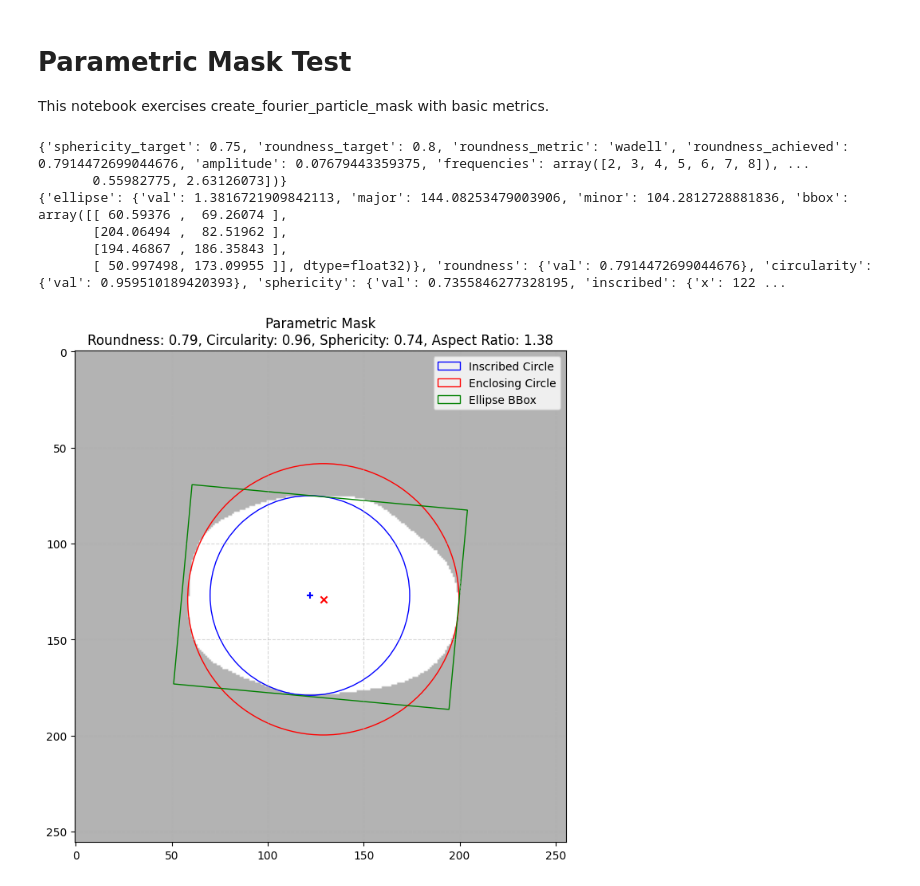
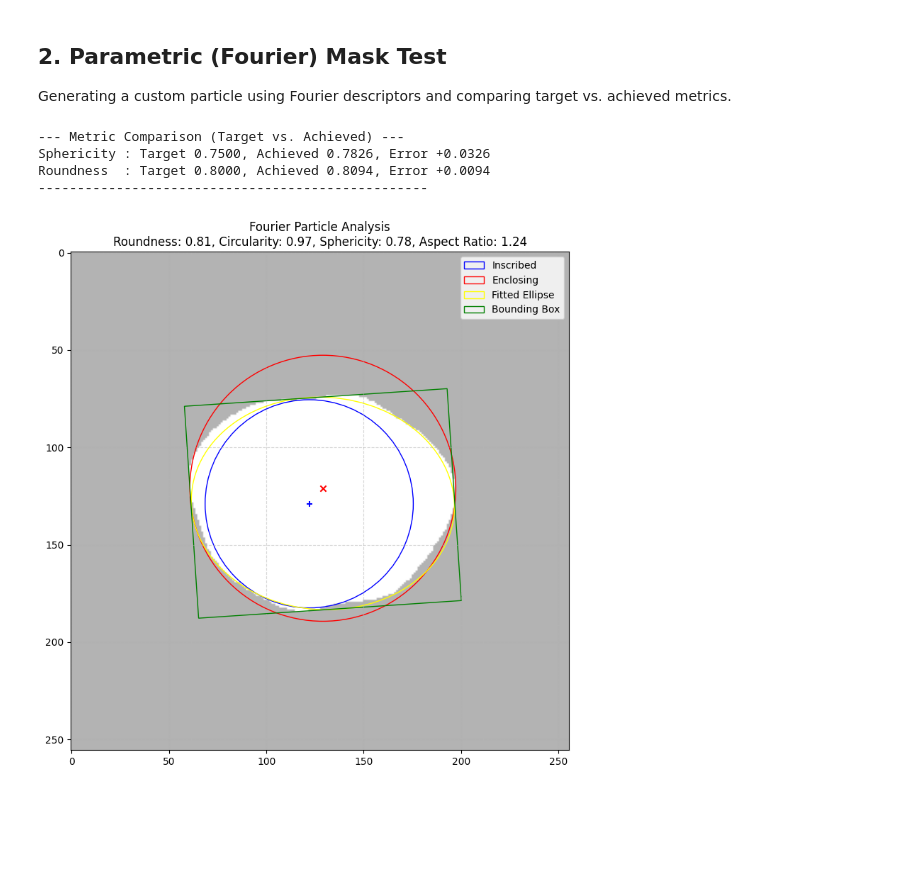
Before and after one commit to phykn/partimorph, a Jupyter notebook: test.ipynb, the cells around one changed output. Drawn from its saved outputs; the diff is of its cells as text; code cells hidden in the pictures; blank space fills up the shorter version.

```diff
--- a/test.ipynb
+++ b/test.ipynb
@@ -49,4 +122,0 @@ for item in sorted_results:
-# %% [markdown]
-# Parametric Mask Test
-
-This notebook exercises create_fourier_particle_mask with basic metrics.
@@ -58,25 +123,39 @@ from partimorph.utils import create_fourier_particle_mask, plot_analysis_results
-# %%
-mask, info = create_fourier_particle_mask(
-    shape=(256, 256),
-    center=(128, 128),
-    sphericity=0.75,
-    roundness=0.8,
-    base_radius=70,
-    metric="wadell",
-    seed=None,
-    return_info=True,
-)
-
-results = analyze_mask(mask)
-print(info)
-print(results)
-
-plot_analysis_results(mask, results, title_prefix="Parametric Mask")
-# %% [output]
-{'sphericity_target': 0.75, 'roundness_target': 0.8, 'roundness_metric': 'wadell', 'roundness_achieved': 0.7914472699044676, 'amplitude': 0.07679443359375, 'frequencies': array([2, 3, 4, 5, 6, 7, 8]), ...
-       0.55982775, 2.63126073])}
-{'ellipse': {'val': 1.3816721909842113, 'major': 144.08253479003906, 'minor': 104.2812728881836, 'bbox': array([[ 60.59376 ,  69.26074 ],
-       [204.06494 ,  82.51962 ],
-       [194.46867 , 186.35843 ],
-       [ 50.997498, 173.09955 ]], dtype=float32)}, 'roundness': {'val': 0.7914472699044676}, 'circularity': {'val': 0.959510189420393}, 'sphericity': {'val': 0.7355846277328195, 'inscribed': {'x': 122 ...
-[figure, removed]
+# %% [markdown]
+## 2. Parametric (Fourier) Mask Test
+Generating a custom particle using Fourier descriptors and comparing target vs. achieved metrics.
+# %%
+target_s = 0.75
+target_r = 0.8
+
+mask, info = create_fourier_particle_mask(
+    shape=(256, 256),
+    center=(128, 128),
+    sphericity=target_s,
+    roundness=target_r,
+    base_radius=70,
+    metric="wadell",
+    return_info=True
+)
+
+results = analyze_mask(mask)
+
+# Extract achieved values
+achieved_s = results.get('sphericity', {}).get('val', 0.0)
+achieved_r = results.get('roundness', {}).get('val', 0.0)
+
+# Calculate errors
+err_s = achieved_s - target_s
+err_r = achieved_r - target_r
+
+print("--- Metric Comparison (Target vs. Achieved) ---")
+print(f"Sphericity : Target {target_s:.4f}, Achieved {achieved_s:.4f}, Error {err_s:+.4f}")
+print(f"Roundness  : Target {target_r:.4f}, Achieved {achieved_r:.4f}, Error {err_r:+.4f}")
+print("-" * 50)
+
+plot_analysis_results(mask, results, title="Fourier Particle Analysis")
+# %% [output]
+--- Metric Comparison (Target vs. Achieved) ---
+Sphericity : Target 0.7500, Achieved 0.7826, Error +0.0326
+Roundness  : Target 0.8000, Achieved 0.8094, Error +0.0094
+--------------------------------------------------
+[figure, added]
```
Also changed, not shown: parts of 5 cells of this notebook, 8 other files.
